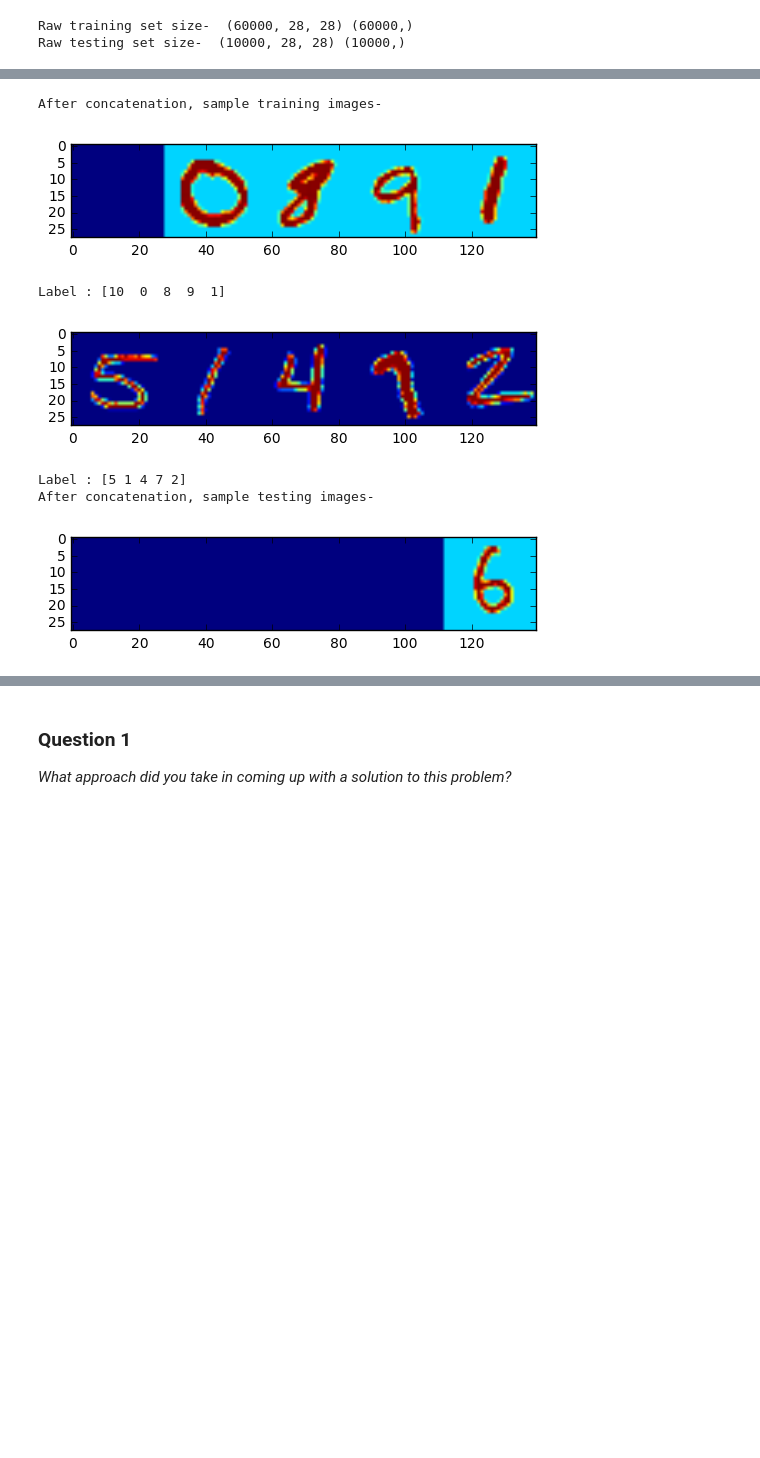
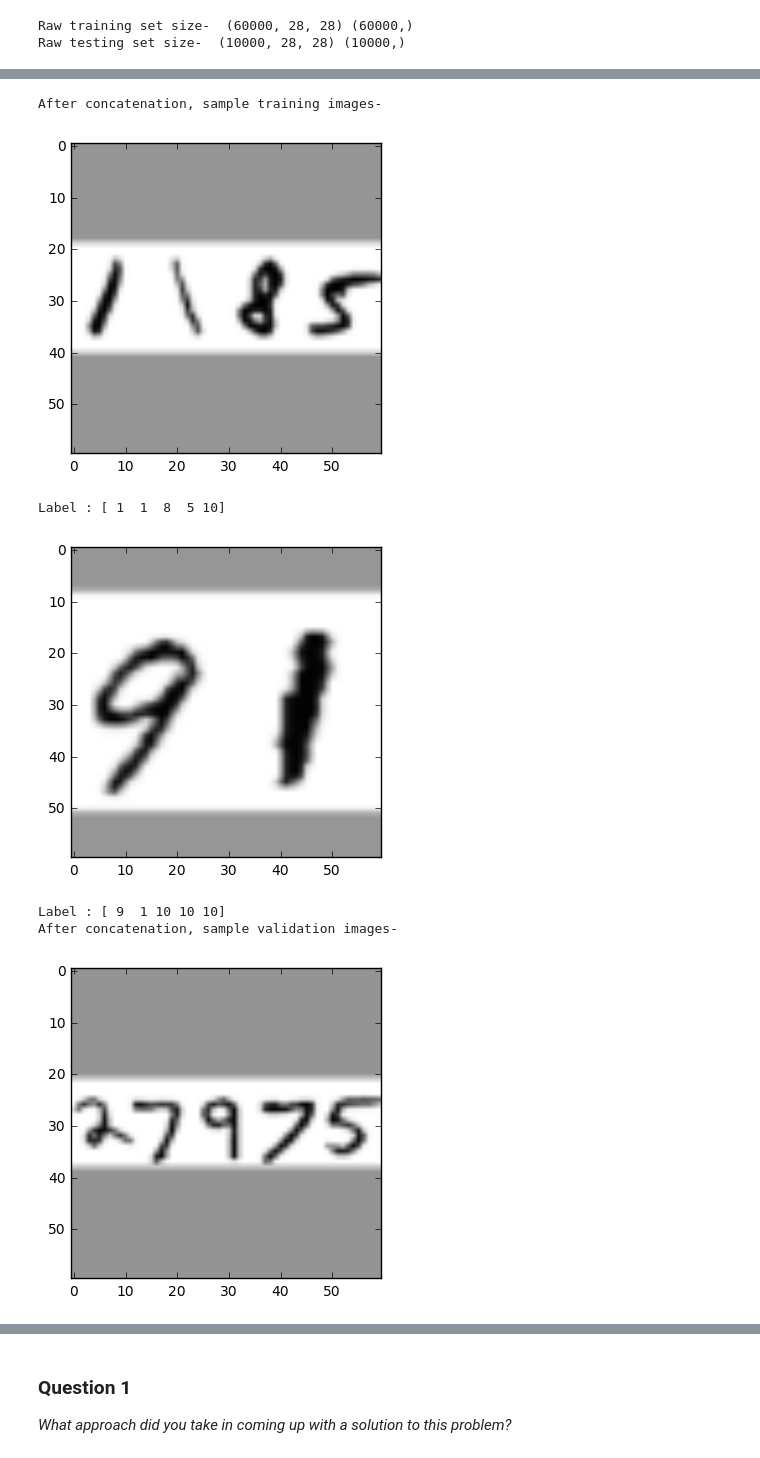
Before and after one commit to sahilpanjwani/digit_recognition, a Jupyter notebook: digit_recognition.ipynb, the cells around one changed output, grey strips where cells are left out. Saved outputs shown, nothing was run; the diff lists cells and outputs as text; code cells hidden in the pictures; blank space fills up the shorter version.

Commit message:
fix: Re-implement data preprocessing
Synthetic data generation re-implemented to produce concatenated images with
square shape and unchanged aspect ratio.
'Blank' character implementation changed.

```diff
--- a/digit_recognition.ipynb
+++ b/digit_recognition.ipynb
@@ -116,8 +104,9 @@ def concatenate(dataset, labels):
 # %%
-# concatenate training and testing data
+# generate synthetic data
 
-train_images, train_labels = concatenate(normalized_train_images, train_labels_raw)
-test_images, test_labels = concatenate(normalized_test_images, test_labels_raw)
-print "Concatenated training set size- ", train_images.shape, train_labels.shape
-print "Concatenated testing set size- ", test_images.shape, test_labels.shape
+train_data, train_labels = generate_synthetic_data(normalized_train_images,train_labels_raw)
+test_data, test_labels = generate_synthetic_data(normalized_test_images,test_labels_raw)
+
+print "Concatenated training set size- ", train_data.shape, train_labels.shape
+print "Concatenated testing set size- ", test_data.shape, test_labels.shape
 # %% [output]
@@ -125,0 +115,16 @@ Concatenated testing set size-  (3362, 28, 140) (3362, 5)
+# %%
+# split the training data into training and validation datasets
+
+validation_train_split_ratio = 0.2
+
+validation_data_size = int(train_data.shape[0]*validation_train_split_ratio)
+
+validation_data = train_data[0:validation_data_size]
+validation_labels = train_labels[0:validation_data_size]
+
+train_data = train_data[validation_data_size:]
+train_labels = train_labels[validation_data_size:]
+
+print "Training set size- ", train_data.shape, train_labels.shape
+print "Validation set size- ", validation_data.shape, validation_labels.shape
+print "Testing set size- ", test_data.shape, test_labels.shape
@@ -126,24 +135,31 @@ Concatenated testing set size-  (3362, 28, 140) (3362, 5)
 # %%
-# display concatenated training and testing sample images
+# display concatenated training, validation and testing sample images
 
 print "After concatenation, sample training images- "
 for i in range(0,2):
-    rand_num = random.randint(0,train_images.shape[0])
-    plt.imshow(train_images[rand_num])
+    rand_num = random.randint(0,train_data.shape[0])
+    plt.imshow(train_data[rand_num], cmap='Greys')
     plt.show()
     print ('Label : {}'.format(train_labels[rand_num]))
 
+print "After concatenation, sample validation images- "
+for i in range(0,2):
+    rand_num = random.randint(0,validation_data.shape[0])
+    plt.imshow(validation_data[rand_num], cmap='Greys')
+    plt.show()
+    print ('Label : {}'.format(validation_labels[rand_num]))
+
 print "After concatenation, sample testing images- "
 for i in range(0,2):
-    rand_num = random.randint(0,test_images.shape[0])
-    plt.imshow(test_images[rand_num])
+    rand_num = random.randint(0,test_data.shape[0])
+    plt.imshow(test_data[rand_num], cmap='Greys')
     plt.show()
     print ('Label : {}'.format(test_labels[rand_num]))
 # %% [output]
 After concatenation, sample training images-
-[figure, old version]
+[figure, new version]
-Label : [10  0  8  9  1]
+Label : [ 1  1  8  5 10]
-[figure, old version]
+[figure, new version]
-Label : [5 1 4 7 2]
-After concatenation, sample testing images-
+Label : [ 9  1 10 10 10]
+After concatenation, sample validation images-
-[figure, old version]
+[figure, new version]
```
Also changed, not shown: parts of 12 cells of this notebook.
